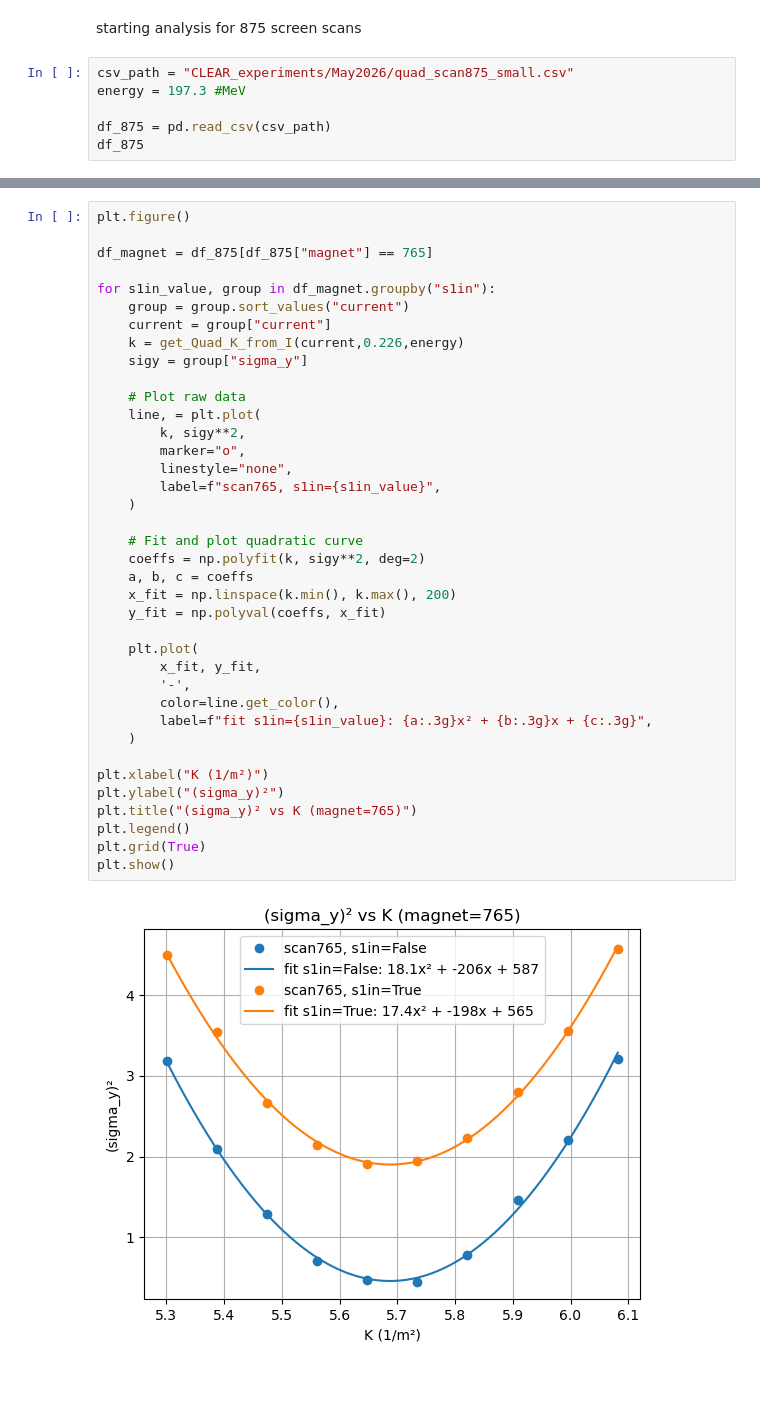
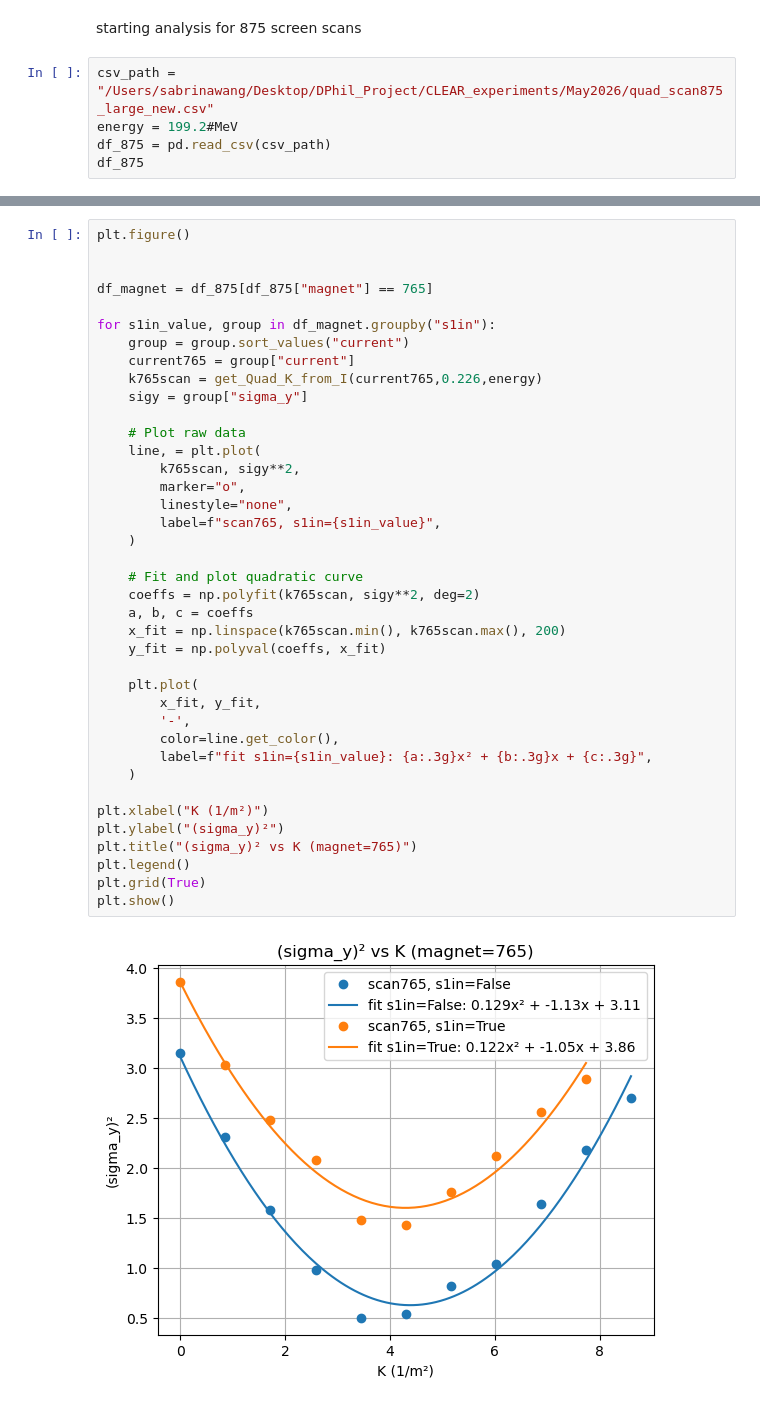
Before and after one commit to sabrinawaa/DPhil_Project, a Jupyter notebook: fake_quad_scan_CLEAR.ipynb, the cells around one changed output, grey strips where cells are left out. Drawn from its saved outputs; the diff is of its cells as text.

```diff
--- a/fake_quad_scan_CLEAR.ipynb
+++ b/fake_quad_scan_CLEAR.ipynb
@@ -189,9 +169,8 @@ for i in eval("df_760, df_765"):
 # %% [markdown]
 starting analysis for 875 screen scans
 # %%
-csv_path = "CLEAR_experiments/May2026/quad_scan875_small.csv"
-energy = 197.3 #MeV
-
+csv_path = "/Users/sabrinawang/Desktop/DPhil_Project/CLEAR_experiments/May2026/quad_scan875_large_new.csv"
+energy = 199.2#MeV
 df_875 = pd.read_csv(csv_path)
 df_875
 # %% [output]
@@ -445,40 +256,41 @@ plt.show()
 # %%
 plt.figure()
+
 
 df_magnet = df_875[df_875["magnet"] == 765]
 
 for s1in_value, group in df_magnet.groupby("s1in"):
     group = group.sort_values("current")
-    current = group["current"]
-    k = get_Quad_K_from_I(current,0.226,energy)
+    current765 = group["current"]
+    k765scan = get_Quad_K_from_I(current765,0.226,energy)
     sigy = group["sigma_y"]
 
     # Plot raw data
     line, = plt.plot(
-        k, sigy**2,
+        k765scan, sigy**2,
         marker="o",
         linestyle="none",
         label=f"scan765, s1in={s1in_value}",
     )
 
     # Fit and plot quadratic curve
-    coeffs = np.polyfit(k, sigy**2, deg=2)
+    coeffs = np.polyfit(k765scan, sigy**2, deg=2)
     a, b, c = coeffs
-    x_fit = np.linspace(k.min(), k.max(), 200)
+    x_fit = np.linspace(k765scan.min(), k765scan.max(), 200)
     y_fit = np.polyval(coeffs, x_fit)
 
     plt.plot(
         x_fit, y_fit,
         '-',
         color=line.get_color(),
         label=f"fit s1in={s1in_value}: {a:.3g}x² + {b:.3g}x + {c:.3g}",
     )
 
 plt.xlabel("K (1/m²)")
 plt.ylabel("(sigma_y)²")
 plt.title("(sigma_y)² vs K (magnet=765)")
 plt.legend()
 plt.grid(True)
 plt.show()
 # %% [output]
-[figure, old version]
+[figure, new version]
```
Also changed, not shown: parts of 28 cells of this notebook, 12 other files.
